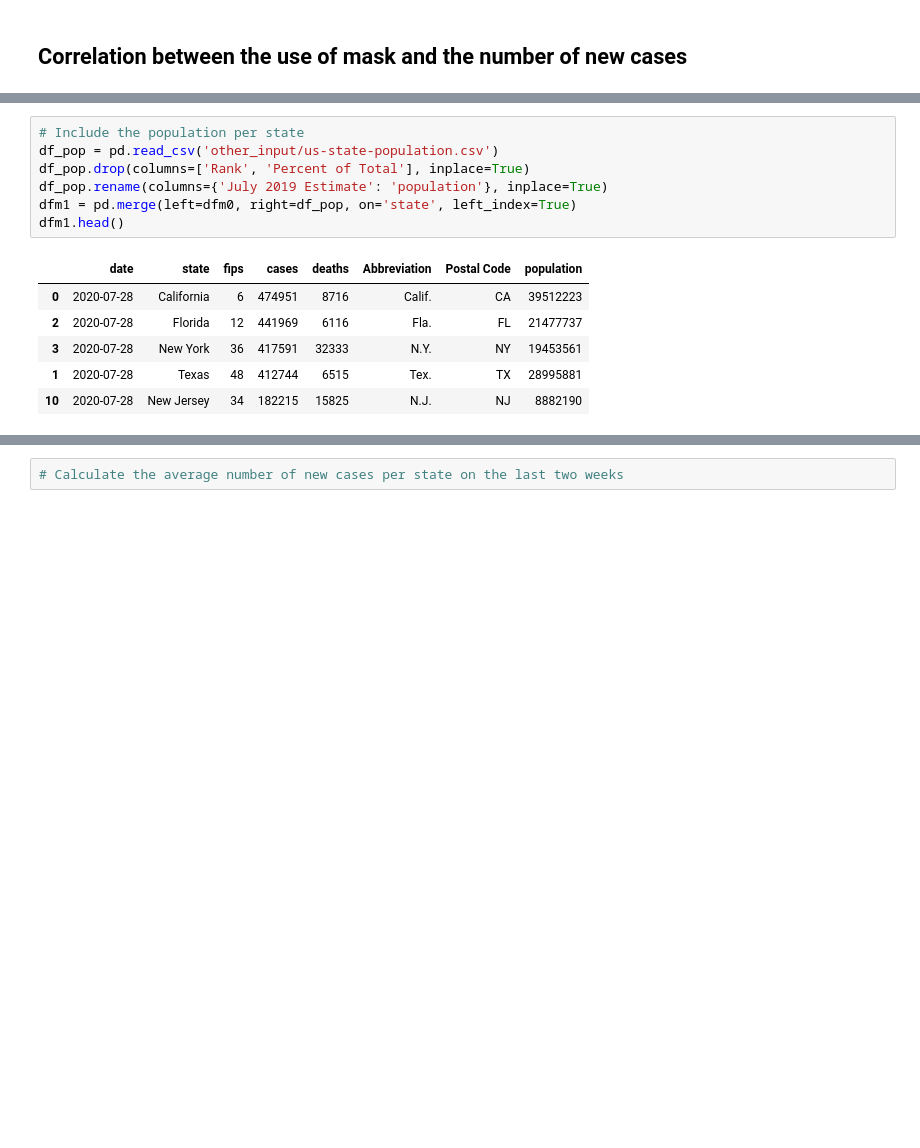
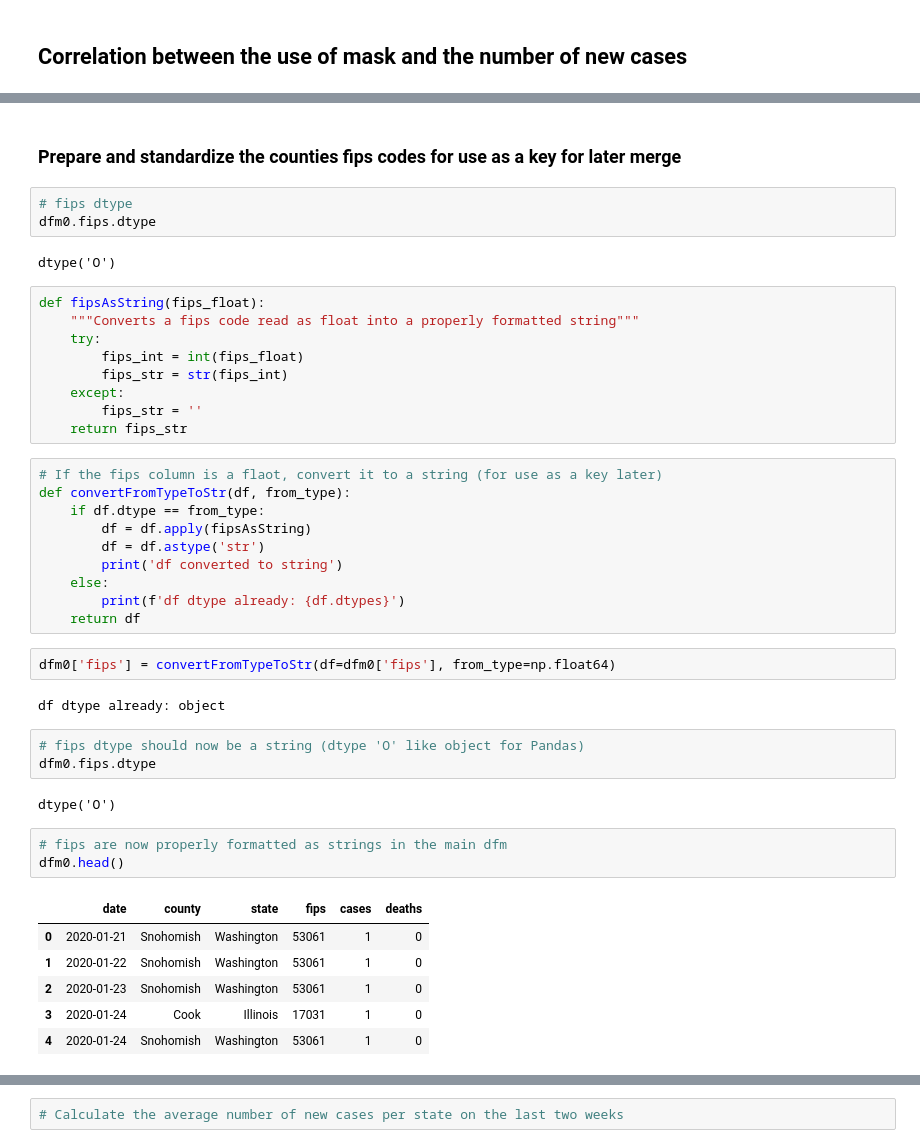
Before and after one commit to mtlberri/covid-19-data, a Jupyter notebook: covid-study.ipynb, the cells around one changed output, grey strips where cells are left out. Cells and saved outputs as stored; diff of their text form; blank space fills up the shorter version.

```diff
--- a/covid-study.ipynb
+++ b/covid-study.ipynb
@@ -124,14 +124,45 @@ dfm0.head()
-# %%
-# Include the population per state
-df_pop = pd.read_csv('other_input/us-state-population.csv')
-df_pop.drop(columns=['Rank', 'Percent of Total'], inplace=True)
-df_pop.rename(columns={'July 2019 Estimate': 'population'}, inplace=True)
-dfm1 = pd.merge(left=dfm0, right=df_pop, on='state', left_index=True)
-dfm1.head()
-# %% [output]
-|  | date | state | fips | cases | deaths | Abbreviation | Postal Code | population |
-| 0 | 2020-07-28 | California | 6 | 474951 | 8716 | Calif. | CA | 39512223 |
-| 2 | 2020-07-28 | Florida | 12 | 441969 | 6116 | Fla. | FL | 21477737 |
-| 3 | 2020-07-28 | New York | 36 | 417591 | 32333 | N.Y. | NY | 19453561 |
-| 1 | 2020-07-28 | Texas | 48 | 412744 | 6515 | Tex. | TX | 28995881 |
-| 10 | 2020-07-28 | New Jersey | 34 | 182215 | 15825 | N.J. | NJ | 8882190 |
+# %% [markdown]
+###  Prepare and standardize the counties fips codes for use as a key for later merge
+# %%
+# fips dtype
+dfm0.fips.dtype
+# %% [output]
+dtype('O')
+# %%
+def fipsAsString(fips_float):
+    """Converts a fips code read as float into a properly formatted string"""
+    try:
+        fips_int = int(fips_float)
+        fips_str = str(fips_int)
+    except:
+        fips_str = ''
+    return fips_str
+# %%
+# If the fips column is a flaot, convert it to a string (for use as a key later)
+def convertFromTypeToStr(df, from_type):
+    if df.dtype == from_type:
+        df = df.apply(fipsAsString)
+        df = df.astype('str')
+        print('df converted to string')
+    else:
+        print(f'df dtype already: {df.dtypes}')
+    return df
+# %%
+dfm0['fips'] = convertFromTypeToStr(df=dfm0['fips'], from_type=np.float64)
+# %% [output]
+df dtype already: object
+# %%
+# fips dtype should now be a string (dtype 'O' like object for Pandas)
+dfm0.fips.dtype
+# %% [output]
+dtype('O')
+# %%
+# fips are now properly formatted as strings in the main dfm
+dfm0.head()
+# %% [output]
+|  | date | county | state | fips | cases | deaths |
+| 0 | 2020-01-21 | Snohomish | Washington | 53061 | 1 | 0 |
+| 1 | 2020-01-22 | Snohomish | Washington | 53061 | 1 | 0 |
+| 2 | 2020-01-23 | Snohomish | Washington | 53061 | 1 | 0 |
+| 3 | 2020-01-24 | Cook | Illinois | 17031 | 1 | 0 |
+| 4 | 2020-01-24 | Snohomish | Washington | 53061 | 1 | 0 |
```
Also changed, not shown: parts of 15 cells of this notebook.
